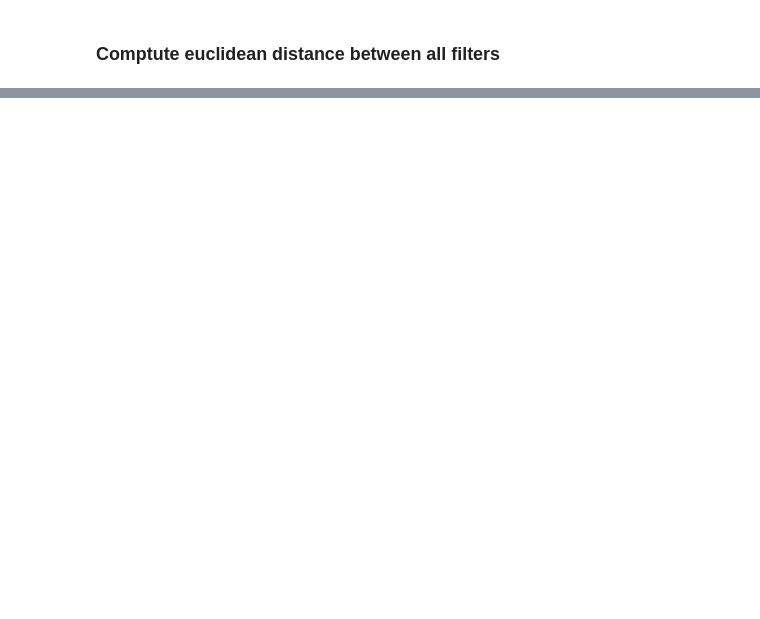
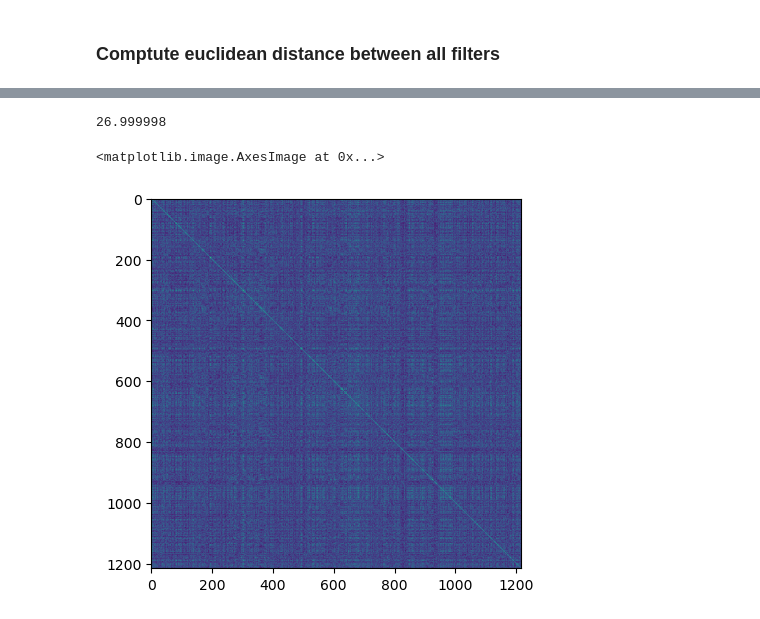
Before and after one commit to janulm/deep-learning-advanced-initialization, a Jupyter notebook: weight_visualization.ipynb, the cells around one changed output, grey strips where cells are left out. Cells and saved outputs as stored; diff of their text form; code cells hidden in the pictures; blank space fills up the shorter version.

```diff
--- a/weight_visualization.ipynb
+++ b/weight_visualization.ipynb
@@ -180,0 +155,20 @@ plt.scatter(np.linspace(0,255,256),np.array(euc_dist).T[150])
+# %%
+means_l1 = np.mean(filters_layer_1, axis=(1,2,3))
+std_l1 = np.std(filters_layer_1, axis=(1,2,3))
+# %%
+def mult(i,j, filters):
+    return np.sum(filters[i]*filters[j])
+
+def pearson_correlation(i,j, filters, means, stds):
+    return np.sum((filters[i]-means[i])*(filters[j]-means[j]))/(27*stds[i]*stds[j])
+# %%
+pcs = []
+for i in range(filters_layer_1.shape[0]):
+    pcs.append([])
+    for j in range(filters_layer_1.shape[0]):
+        pcs[i].append(abs(pearson_correlation(i,j, filters_layer_1, means_l1, std_l1)))
+pcs = np.array(pcs)
+# %%
+pearson_correlation(3,3, filters_layer_1, means_l1, std_l1)
+# %% [output]
+26.999998
@@ -180,0 +177,5 @@ plt.scatter(np.linspace(0,255,256),np.array(euc_dist).T[150])
+# %%
+plt.imshow(pcs)
+# %% [output]
+<matplotlib.image.AxesImage at 0x...>
+[figure, added]
```
Also changed, not shown: parts of 18 cells of this notebook.
